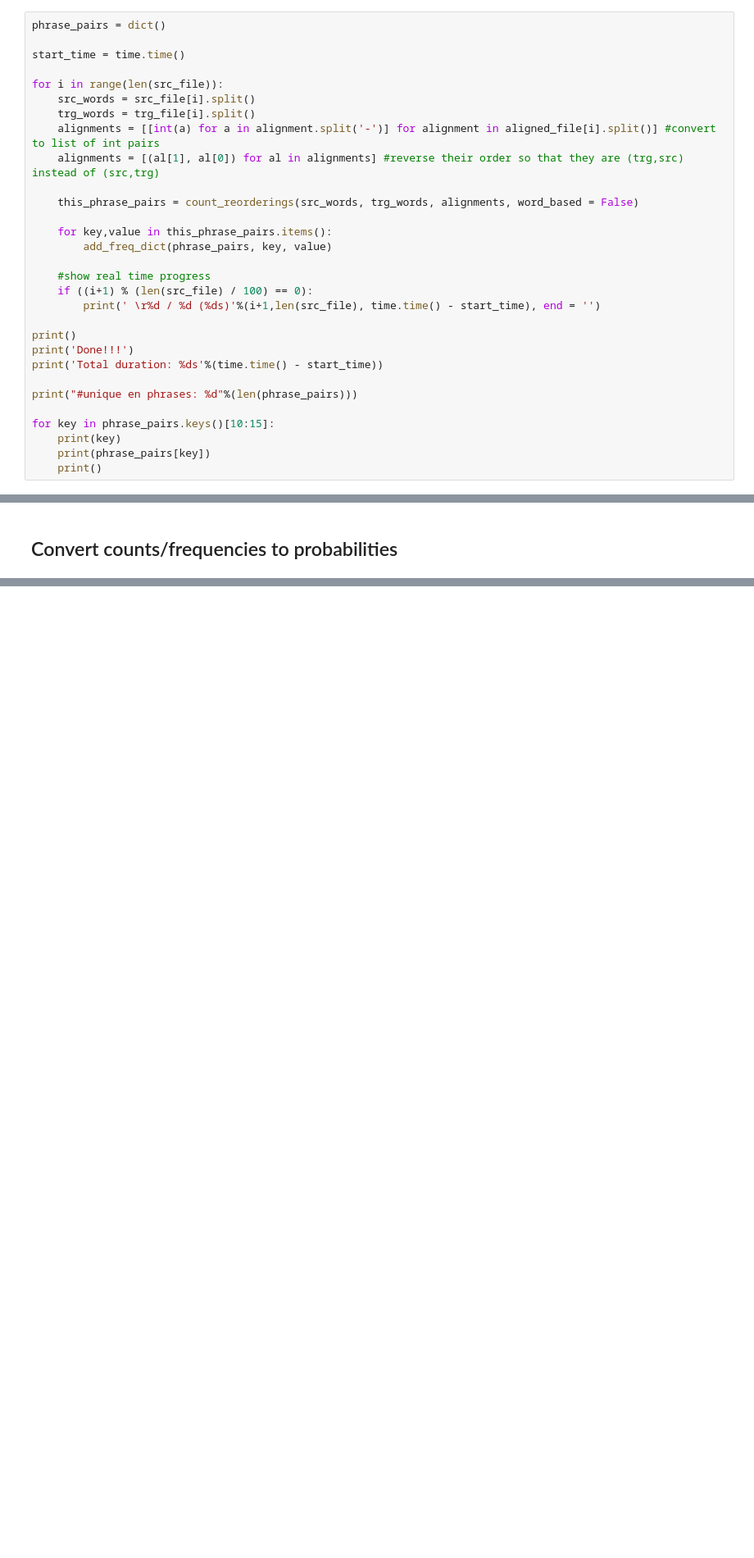
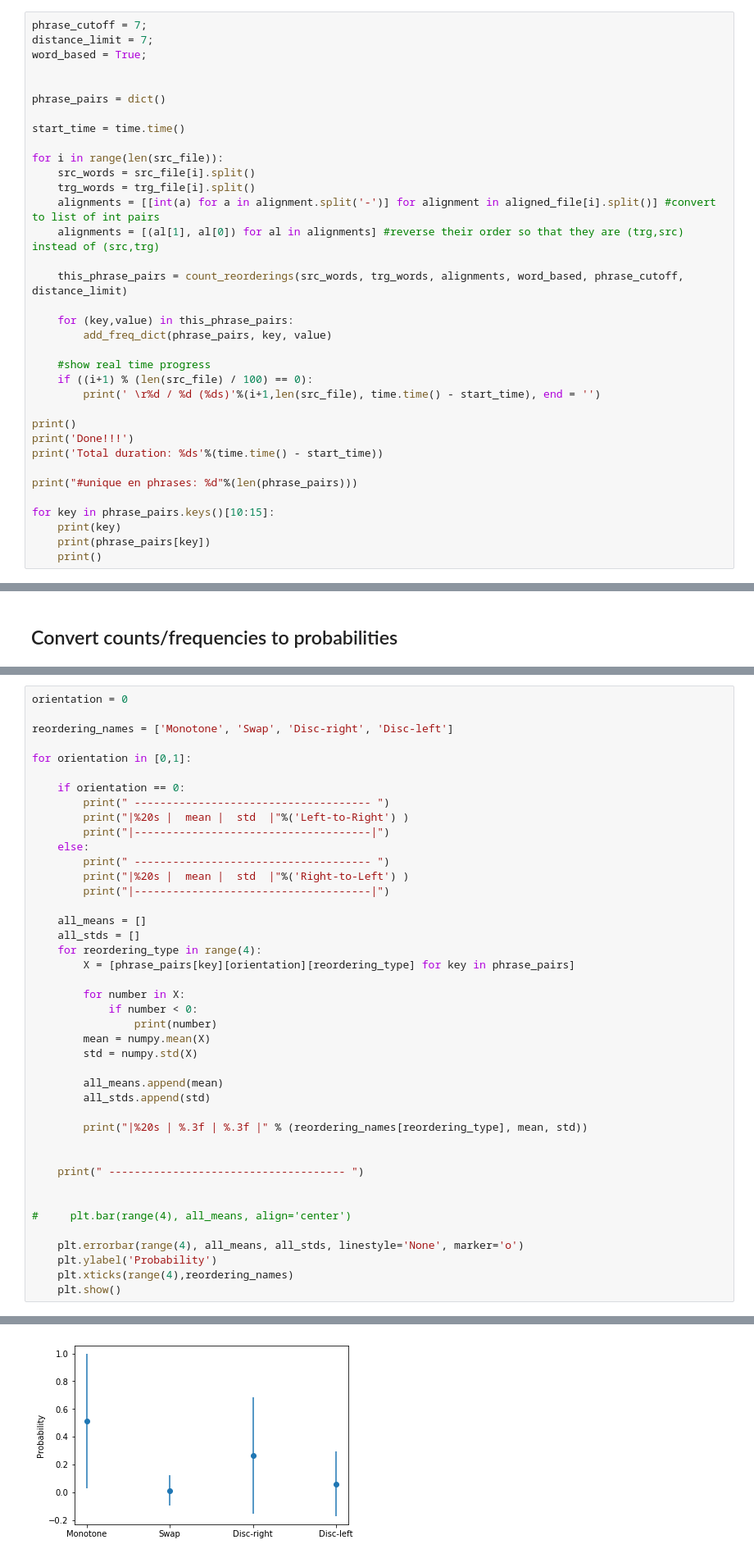
Before and after one commit to ThanosRoidis/ALT-assignments, a Jupyter notebook: Assignment 2/main.ipynb, the cells around one changed output, grey strips where cells are left out. Shown: that part at 82% size. Drawn from its saved outputs; the diff is of its cells as text; blank space fills up the shorter version.

Commit message:
Part 2 completed + initial commit for 3
Complete code for assignment 2 (comments half finished) along with some plots, and first commit for assignment 3

```diff
--- a/Assignment 2/main.ipynb
+++ b/Assignment 2/main.ipynb
@@ -304,4 +239,9 @@ def count_reorderings(src_words, trg_words, A, word_based = False):
 # %%
+phrase_cutoff = 7;
+distance_limit = 7;
+word_based = True;
+
+
 phrase_pairs = dict()
 
 start_time = time.time()
@@ -312,9 +252,9 @@ for i in range(len(src_file)):
     alignments = [[int(a) for a in alignment.split('-')] for alignment in aligned_file[i].split()] #convert to list of int pairs
     alignments = [(al[1], al[0]) for al in alignments] #reverse their order so that they are (trg,src) instead of (src,trg)
 
-    this_phrase_pairs = count_reorderings(src_words, trg_words, alignments, word_based = False)
+    this_phrase_pairs = count_reorderings(src_words, trg_words, alignments, word_based, phrase_cutoff, distance_limit)
 
-    for key,value in this_phrase_pairs.items():
+    for (key,value) in this_phrase_pairs:
         add_freq_dict(phrase_pairs, key, value)
 
     #show real time progress
@@ -434,0 +414,43 @@ Total duration: 267s
+# %%
+orientation = 0
+
+reordering_names = ['Monotone', 'Swap', 'Disc-right', 'Disc-left']
+
+for orientation in [0,1]:
+
+    if orientation == 0:
+        print(" ------------------------------------- ")
+        print("|%20s |  mean |  std  |"%('Left-to-Right') )
+        print("|-------------------------------------|")
+    else:
+        print(" ------------------------------------- ")
+        print("|%20s |  mean |  std  |"%('Right-to-Left') )
+        print("|-------------------------------------|")
+
+    all_means = []
+    all_stds = []
+    for reordering_type in range(4):
+        X = [phrase_pairs[key][orientation][reordering_type] for key in phrase_pairs]
+
+        for number in X:
+            if number < 0:
+                print(number)
+        mean = numpy.mean(X)
+        std = numpy.std(X)
+
+        all_means.append(mean)
+        all_stds.append(std)
+
+        print("|%20s | %.3f | %.3f |" % (reordering_names[reordering_type], mean, std))
+
+
+    print(" ------------------------------------- ")
+
+
+#     plt.bar(range(4), all_means, align='center')
+
+    plt.errorbar(range(4), all_means, all_stds, linestyle='None', marker='o')
+    plt.ylabel('Probability')
+    plt.xticks(range(4),reordering_names)
+    plt.show()
+# %% [output]
@@ -434,0 +465 @@ Total duration: 267s
+[figure, added]
```
Also changed, not shown: parts of 18 cells of this notebook, 9 other files.
